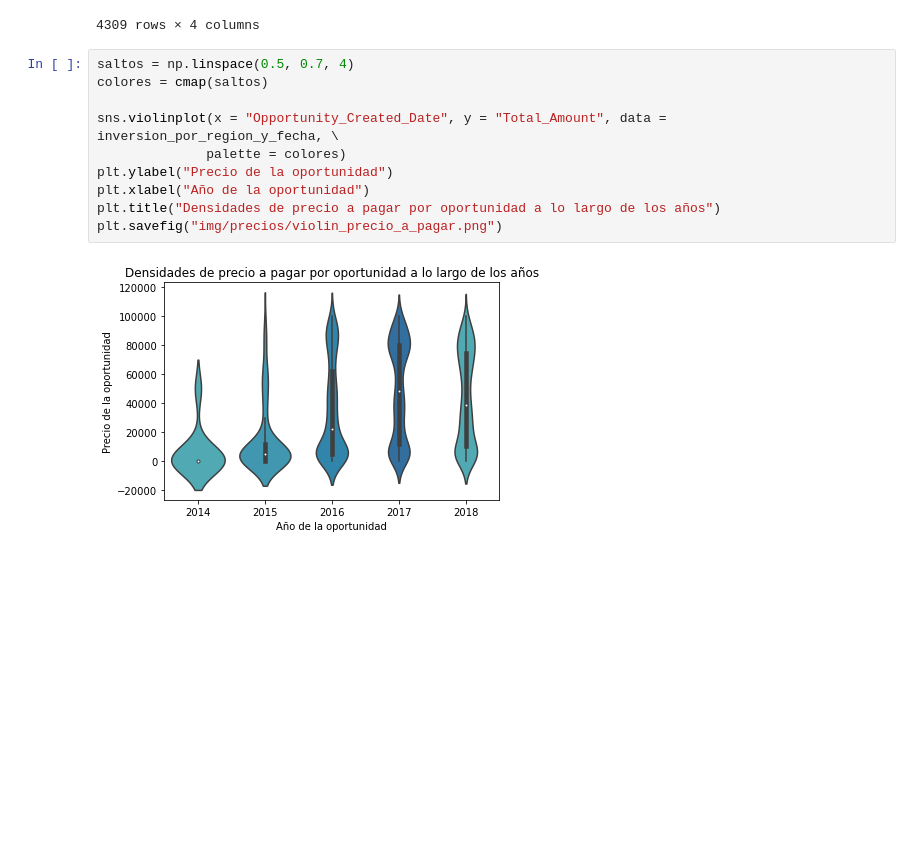
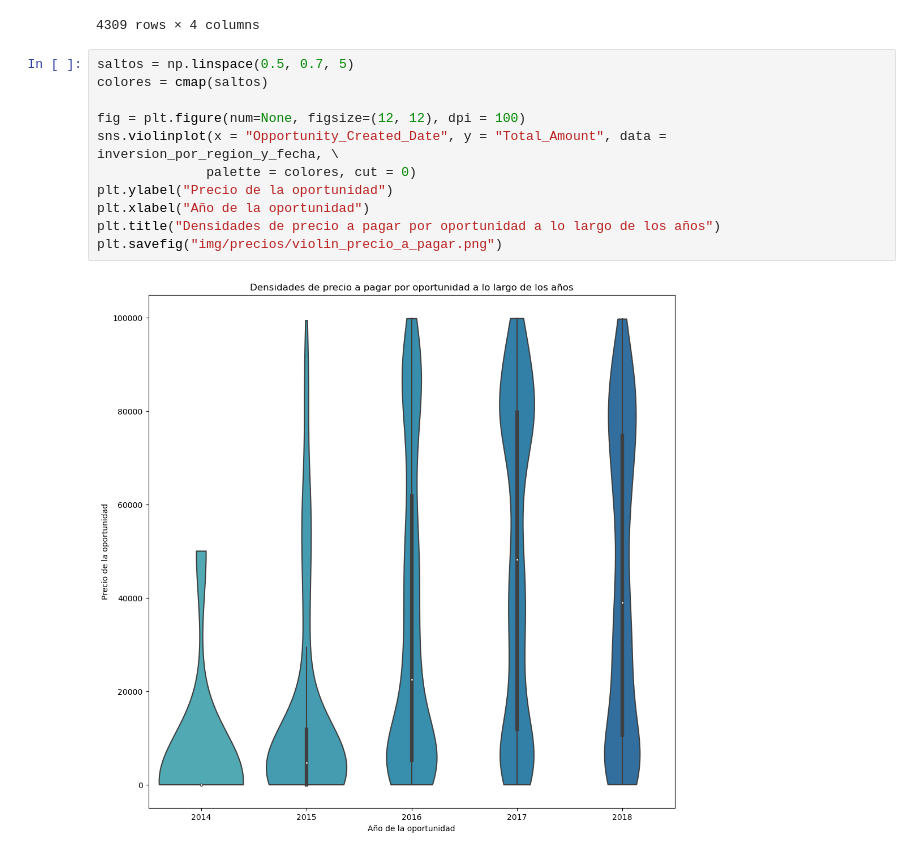
Before and after one commit to RiedelNicolas/75.06-2C2020-TP1, a Jupyter notebook: Codigo_analisis.ipynb, the cells around one changed output. Drawn from its saved outputs; the diff is of its cells as text; blank space fills up the shorter version.

Commit message:
Cambio escala del violin plot para que no se corte el eje y

```diff
--- a/Codigo_analisis.ipynb
+++ b/Codigo_analisis.ipynb
@@ -478,14 +481,15 @@ inversion_por_region_y_fecha
 | 9771 | 12784 | 2015 | Japan | 41805.650379 |
 4309 rows × 4 columns
 # %%
-saltos = np.linspace(0.5, 0.7, 4)
+saltos = np.linspace(0.5, 0.7, 5)
 colores = cmap(saltos)
 
+fig = plt.figure(num=None, figsize=(12, 12), dpi = 100)
 sns.violinplot(x = "Opportunity_Created_Date", y = "Total_Amount", data = inversion_por_region_y_fecha, \
-              palette = colores)
+              palette = colores, cut = 0)
 plt.ylabel("Precio de la oportunidad")
 plt.xlabel("Año de la oportunidad")
 plt.title("Densidades de precio a pagar por oportunidad a lo largo de los años")
 plt.savefig("img/precios/violin_precio_a_pagar.png")
 # %% [output]
-[figure, old version]
+[figure, new version]
```
Also changed, not shown: parts of 1 cell of this notebook, 2 other files.
